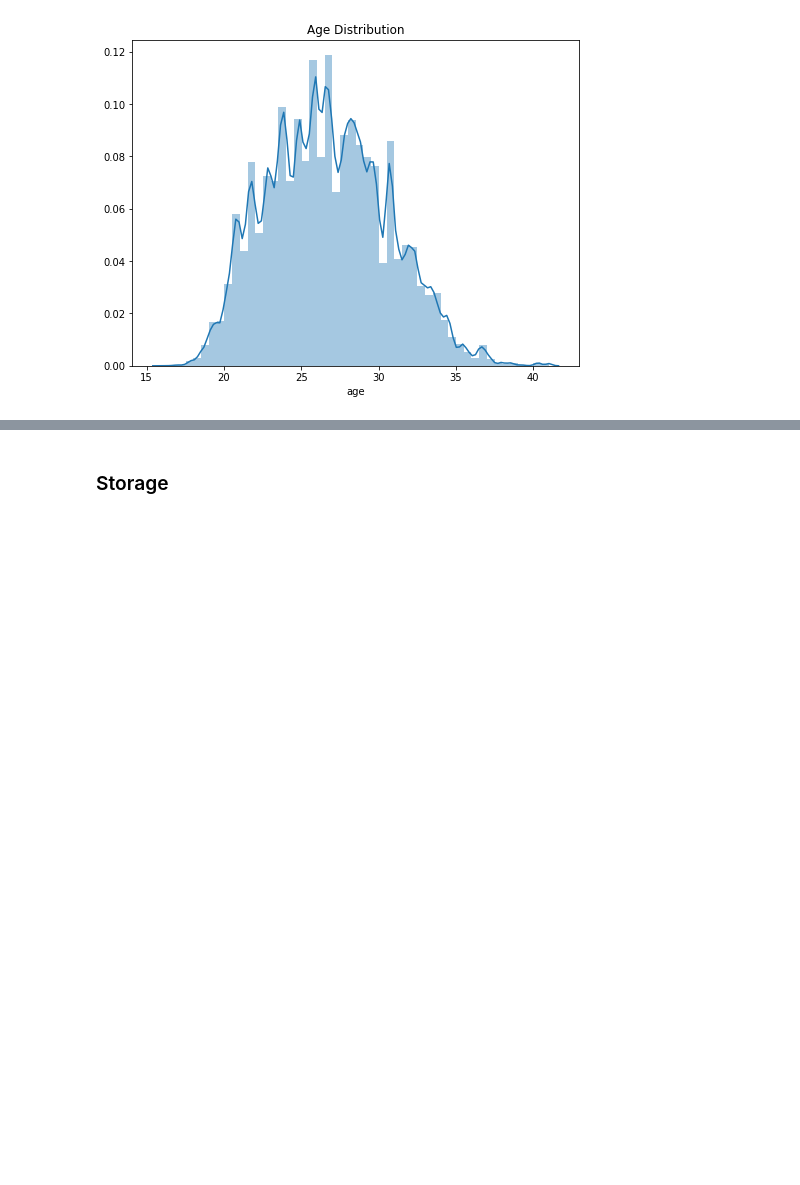
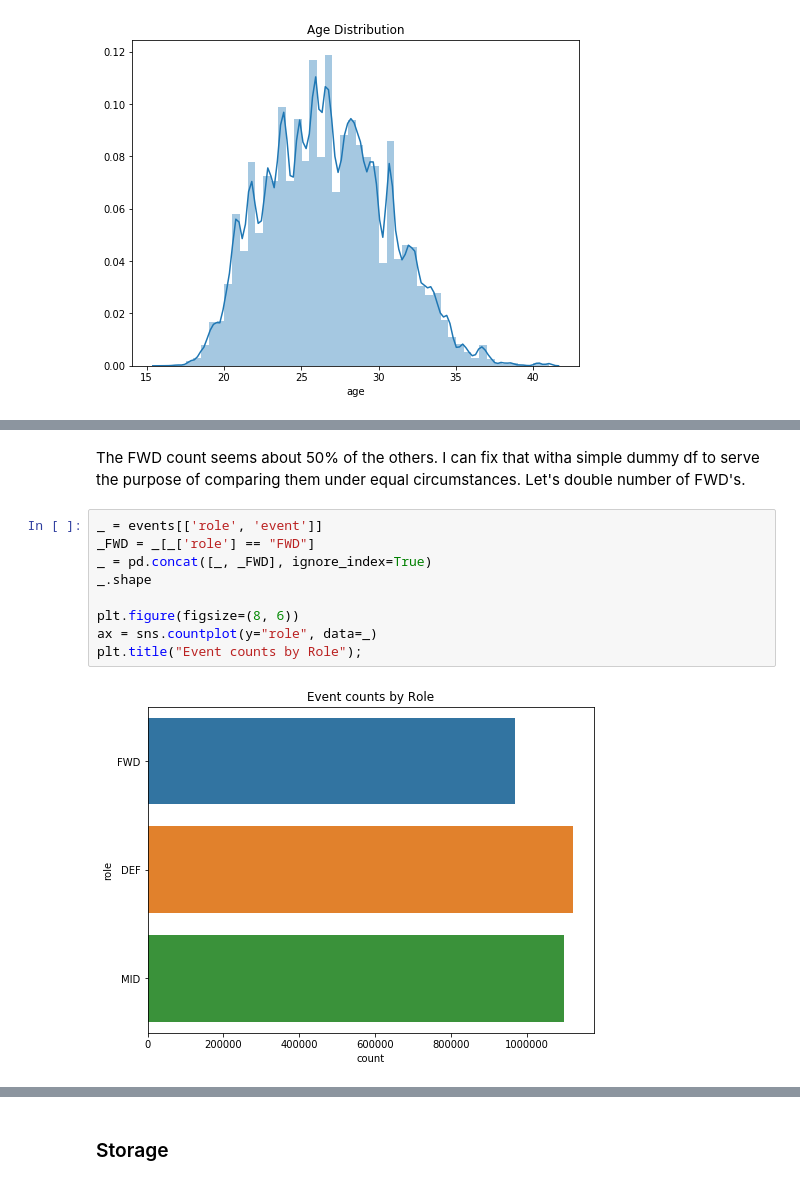
Before and after one commit to atahankocak/AI-in-Soccer, a Jupyter notebook: notebook/02-eda_fe.ipynb, the cells around one changed output, grey strips where cells are left out. Drawn from its saved outputs; the diff is of its cells as text; blank space fills up the shorter version.

```diff
--- a/notebook/02-eda_fe.ipynb
+++ b/notebook/02-eda_fe.ipynb
@@ -679,0 +703,13 @@ events.head()
+# %% [markdown]
+The FWD count seems about 50% of the others. I can fix that witha simple dummy df to serve the purpose of comparing them under equal circumstances. Let's double number of FWD's.
+# %%
+_ = events[['role', 'event']]
+_FWD = _[_['role'] == "FWD"]
+_ = pd.concat([_, _FWD], ignore_index=True)
+_.shape
+
+plt.figure(figsize=(8, 6))
+ax = sns.countplot(y="role", data=_)
+plt.title("Event counts by Role");
+# %% [output]
+[figure, added]
```
Also changed, not shown: parts of 55 cells of this notebook.
